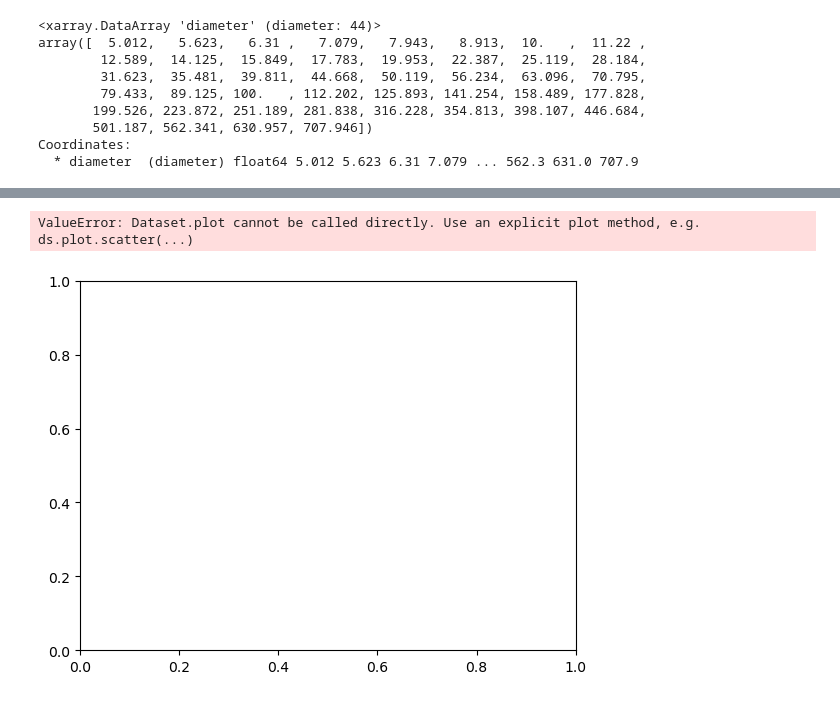
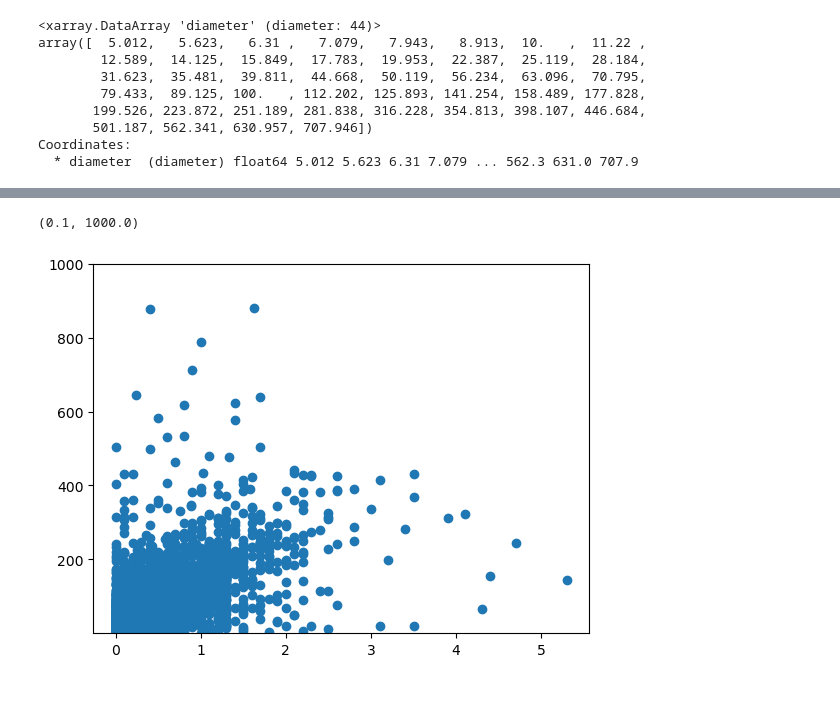
Before and after one commit to eScience-course/-Tjaernoe2022-group1, a Jupyter notebook: notebooks/Stefan/Full Sulphate Data.ipynb, the cells around one changed output, grey strips where cells are left out. Saved outputs shown, nothing was run; the diff lists cells and outputs as text; code cells hidden in the pictures.

```diff
--- a/notebooks/Stefan/Full Sulphate Data.ipynb
+++ b/notebooks/Stefan/Full Sulphate Data.ipynb
@@ -660,3 +660,4 @@ ds_Nx_2010['N50'] = compute_Nx_ebas_cleaned(daily2010, x=50, var_diam = 'diamete
 ds_Nx_2010['N100'] = compute_Nx_ebas_cleaned(daily2010, x=100, var_diam = 'diameter', v_dNdlog10D='dNdlogD')
 # %%
 ds_Nx_2010
+ds_Nx_2011 = ds_Nx_2010.sel(time=slice('2011-01','2020-12'))
@@ -673,4 +664,7 @@ Data variables:
 # %%
-ds_Nx_all = xr.concat([ds_Nx_2000, ds_Nx_2006, ds_Nx_2008, ds_Nx_2010], dim = 'time',coords='minimal',compat='override')
-ds_Nx_all.compute()
+ds_Nx_all = xr.concat([ds_Nx_2000, ds_Nx_2006, ds_Nx_2008, ds_Nx_2011], dim = 'time',coords='minimal',compat='override')
+
+#ds_Nx_all = ds_Nx_all.drop_vars(['diameter','D','limit'])
+#ds_Nx_all = dropduplicate
+ds_Nx_all
 # %% [output]
@@ -686,0 +695,3 @@ Data variables:
+# %%
+ds = xr.merge([dsmf_Sul.sel(time=slice('2000-03','2020-12')),ds_Nx_all])
+ds
@@ -686,0 +723,5 @@ Data variables:
+# %%
+ds['SO4'].attrs['Units'] = 'ug/m$^3$'
+ds['N50'].attrs['Units'] = 'N50'
+ds['N100'].attrs['Units'] = 'N100'
+ds
@@ -687,8 +755,11 @@ Data variables:
 # %%
 f, ax = plt.subplots()
-dsmf_Sul.sel(time = slice('2000-01','2021-01')).plot(ax=ax , ylim=[0,8])
-ax2 = ax.twinx()
-ds_Nx_all['N50'].plot(ax = ax2, c='r', ylim=[0,1150], alpha = 0.65)
+ax.scatter(x=ds['SO4'], y=ds['N100'])
+ax.set_ylim ([0.1,1000])
+
+#dsmf_Sul.sel(time = slice('2000-01','2021-01')).plot(ax=ax , ylim=[0,8])
+#ax2 = ax.twinx()
+#ds_Nx_all['N50'].plot(ax = ax2, c='r', ylim=[0,1150], alpha = 0.65)
 # %% [output]
-ValueError: Dataset.plot cannot be called directly. Use an explicit plot method, e.g. ds.plot.scatter(...)
+(0.1, 1000.0)
-[figure, old version]
+[figure, new version]
```
Also changed, not shown: parts of 12 cells of this notebook.
